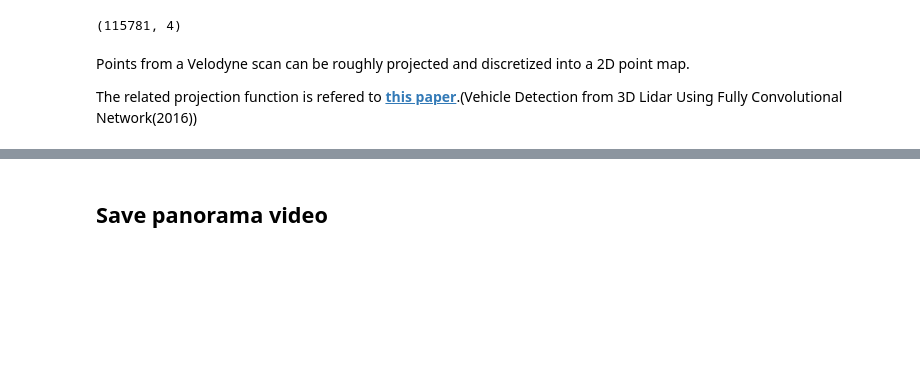
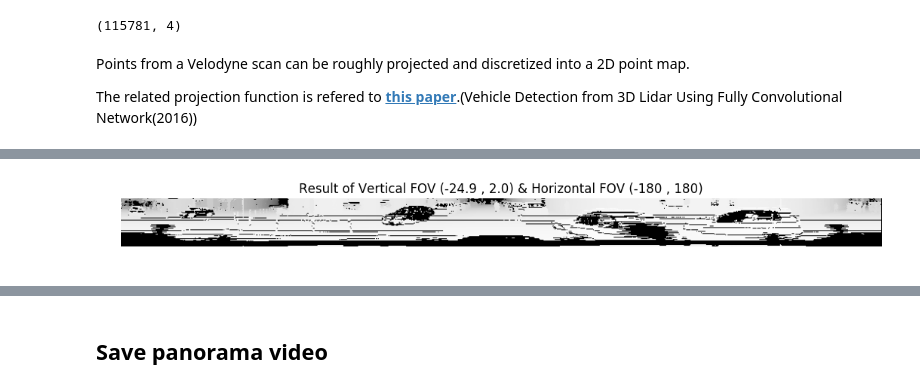
Before and after one commit to windowsub0406/KITTI_Tutorial, a Jupyter notebook: Convert_Velo_2_Pano.ipynb, the cells around one changed output, grey strips where cells are left out. Saved outputs shown, nothing was run; the diff lists cells and outputs as text; code cells hidden in the pictures; blank space fills up the shorter version.

```diff
--- a/Convert_Velo_2_Pano.ipynb
+++ b/Convert_Velo_2_Pano.ipynb
@@ -101,0 +41,80 @@ print(pano_img.shape)
+# %%
+def normalize_depth(val, min_v, max_v):
+    """
+    print 'nomalized depth value'
+    nomalize values to 0-255 & close distance value has high value. (similar to stereo vision's disparity map)
+    """
+    return (((max_v - val) / (max_v - min_v)) * 255).astype(np.uint8)
+
+def in_h_range_points(points, m, n, fov):
+    """ extract horizontal in-range points """
+    return np.logical_and(np.arctan2(n,m) > (-fov[1] * np.pi / 180), \
+                          np.arctan2(n,m) < (-fov[0] * np.pi / 180))
+
+def in_v_range_points(points, m, n, fov):
+    """ extract vertical in-range points """
+    return np.logical_and(np.arctan2(n,m) < (fov[1] * np.pi / 180), \
+                          np.arctan2(n,m) > (fov[0] * np.pi / 180))
+
+def fov_setting(points, x, y, z, dist, h_fov, v_fov):
+    """ filter points based on h,v FOV  """
+
+    if h_fov[1] == 180 and h_fov[0] == -180 and v_fov[1] == 2.0 and v_fov[0] == -24.9:
+        return points
+
+    if h_fov[1] == 180 and h_fov[0] == -180:
+        return points[in_v_range_points(points, dist, z, v_fov)]
+    elif v_fov[1] == 2.0 and v_fov[0] == -24.9:
+        return points[in_h_range_points(points, x, y, h_fov)]
+    else:
+        h_points = in_h_range_points(points, x, y, h_fov)
+        v_points = in_v_range_points(points, dist, z, v_fov)
+        return points[np.logical_and(h_points, v_points)]
+
+def velo_points_2_pano(points, v_res, h_res, v_fov, h_fov):
+
+    # Projecting to 2D
+    x = points[:, 0]
+    y = points[:, 1]
+    z = points[:, 2]
+    dist = np.sqrt(x ** 2 + y ** 2 + z ** 2)
+
+    # project point cloud to 2D point map
+    x_img = np.arctan2(-y, x) / (h_res * (np.pi / 180))
+    y_img = -(np.arctan2(z, dist) / (v_res * (np.pi / 180)))
+
+    """ filter points based on h,v FOV  """
+    x_img = fov_setting(x_img, x, y, z, dist, h_fov, v_fov)
+    y_img = fov_setting(y_img, x, y, z, dist, h_fov, v_fov)
+    dist = fov_setting(dist, x, y, z, dist, h_fov, v_fov)
+
+    x_size = int(np.ceil((h_fov[1] - h_fov[0])/h_res))
+    y_size = int(np.ceil((v_fov[1] - v_fov[0])/v_res))
+
+    # shift negative points to positive points (shift minimum value to 0)
+    x_offset = h_fov[0] / h_res
+    x_img = np.trunc(x_img - x_offset).astype(np.int32)
+    y_offset = ((v_fov[1] / v_res))
+    y_fine_tune = 1
+    y_img = np.trunc(y_img + y_offset + y_fine_tune).astype(np.int32)
+
+    # nomalize distance value & convert to depth map
+    dist = normalize_depth(dist, min_v=0, max_v=120)
+
+    # array to img
+    img = np.zeros([y_size + 1, x_size + 1], dtype=np.uint8)
+    img[y_img, x_img] = dist
+
+    return img
+
+v_fov, h_fov = (-24.9, 2.0), (-180,180)
+pano_img = velo_points_2_pano(velo_points, v_res=0.42, h_res=0.35, v_fov=v_fov, h_fov=h_fov)
+
+# display result image
+plt.subplots(1,1, figsize = (13,3) )
+plt.title("Result of Vertical FOV ({} , {}) & Horizontal FOV ({} , {})".format(v_fov[0],v_fov[1],h_fov[0],h_fov[1]))
+plt.imshow(pano_img, cmap='gray')
+plt.axis('off')
+
+print(pano_img.shape)
+# %% [output]
@@ -102 +122,2 @@ print(pano_img.shape)
+[figure, added]
 # %%
```
Also changed, not shown: parts of 4 cells of this notebook.
